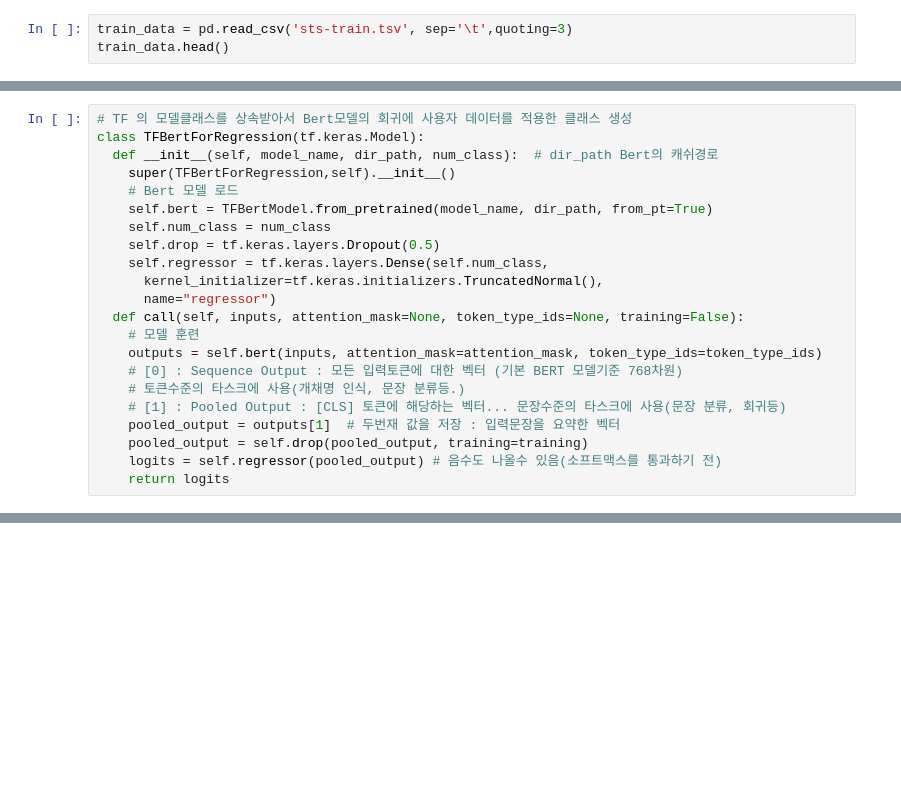
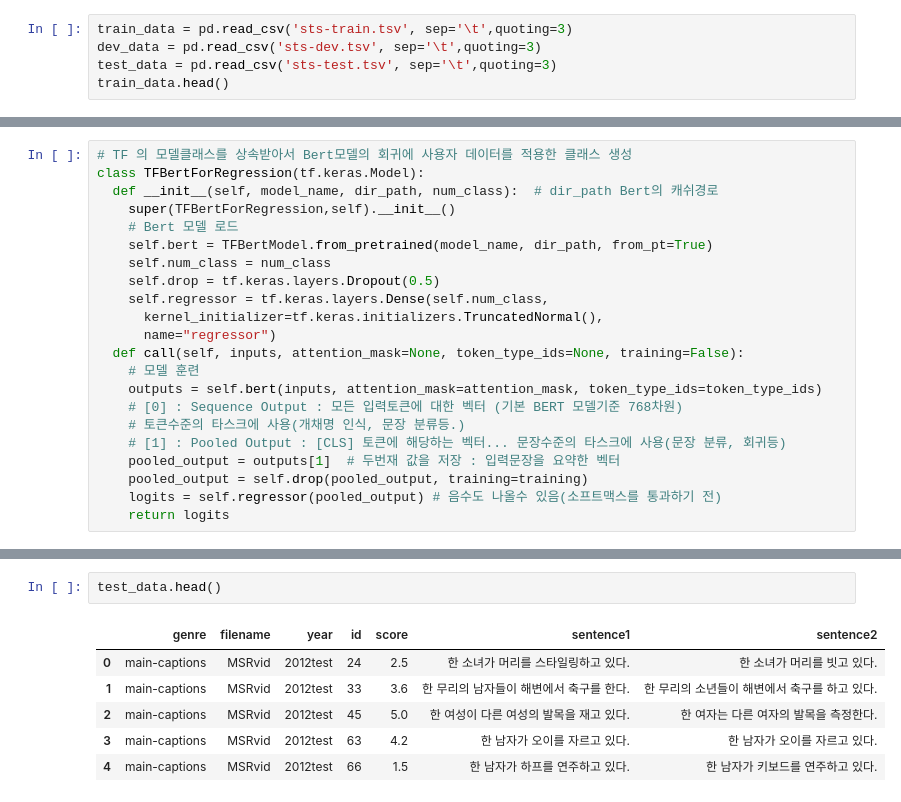
Before and after one commit to greatsangho/python_ML, a Jupyter notebook: LLM/자연어_딥러닝_응용(신경망_기계번역).ipynb, the cells around one changed output, grey strips where cells are left out. Drawn from its saved outputs; the diff is of its cells as text; blank space fills up the shorter version.

```diff
--- a/LLM/자연어_딥러닝_응용(신경망_기계번역).ipynb
+++ b/LLM/자연어_딥러닝_응용(신경망_기계번역).ipynb
@@ -52,5 +52,7 @@ from transformers import BertTokenizer
 # %%
 train_data = pd.read_csv('sts-train.tsv', sep='\t',quoting=3)
+dev_data = pd.read_csv('sts-dev.tsv', sep='\t',quoting=3)
+test_data = pd.read_csv('sts-test.tsv', sep='\t',quoting=3)
 train_data.head()
 # %% [output]
 |  | genre | filename | year | id | score | sentence1 | sentence2 |
@@ -329,0 +475,9 @@ history = regression_model.fit(
+# %%
+test_data.head()
+# %% [output]
+|  | genre | filename | year | id | score | sentence1 | sentence2 |
+| 0 | main-captions | MSRvid | 2012test | 24 | 2.5 | 한 소녀가 머리를 스타일링하고 있다. | 한 소녀가 머리를 빗고 있다. |
+| 1 | main-captions | MSRvid | 2012test | 33 | 3.6 | 한 무리의 남자들이 해변에서 축구를 한다. | 한 무리의 소년들이 해변에서 축구를 하고 있다. |
+| 2 | main-captions | MSRvid | 2012test | 45 | 5.0 | 한 여성이 다른 여성의 발목을 재고 있다. | 한 여자는 다른 여자의 발목을 측정한다. |
+| 3 | main-captions | MSRvid | 2012test | 63 | 4.2 | 한 남자가 오이를 자르고 있다. | 한 남자가 오이를 자르고 있다. |
+| 4 | main-captions | MSRvid | 2012test | 66 | 1.5 | 한 남자가 하프를 연주하고 있다. | 한 남자가 키보드를 연주하고 있다. |
```
Also changed, not shown: parts of 22 cells of this notebook, 5 other files.
